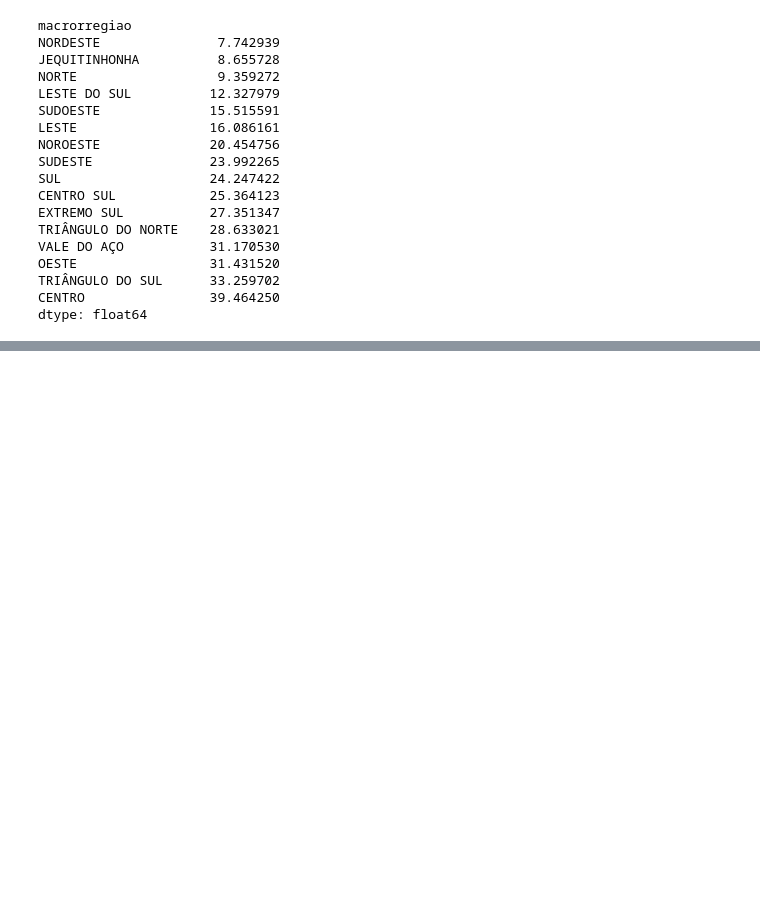
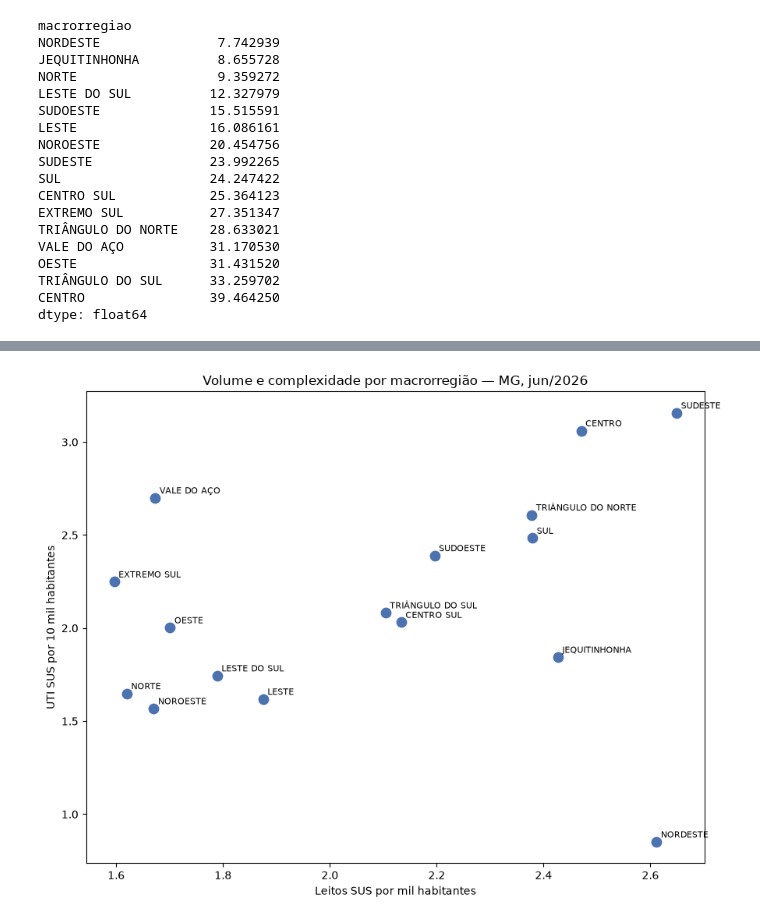
Before and after one commit to snowdevelops/acesso-leitos-sus-mg, a Jupyter notebook: notebooks/01-exploracao.ipynb, the cells around one changed output, grey strips where cells are left out. Saved outputs shown, nothing was run; the diff lists cells and outputs as text; code cells hidden in the pictures; blank space fills up the shorter version.

```diff
--- a/notebooks/01-exploracao.ipynb
+++ b/notebooks/01-exploracao.ipynb
@@ -387,0 +415,16 @@ dtype: float64
+# %%
+fig, ax = plt.subplots(figsize=(9, 7))
+ax.scatter(leitos_aj, uti_aj, s=80, color='#4C72B0')
+
+for regiao_nome in leitos_aj.index:
+    ax.annotate(regiao_nome, (leitos_aj[regiao_nome], uti_aj[regiao_nome]),
+                fontsize=8, xytext=(4, 4), textcoords='offset points')
+
+ax.set_xlabel('Leitos SUS por mil habitantes')
+ax.set_ylabel('UTI SUS por 10 mil habitantes')
+ax.set_title('Volume e complexidade por macrorregião — MG, jun/2026')
+plt.tight_layout()
+plt.savefig('../figuras/dispersao_leitos_uti.png', dpi=150, bbox_inches='tight')
+plt.show()
+# %% [output]
+[figure, added]
```
Also changed, not shown: parts of 7 cells of this notebook, 4 other files.
